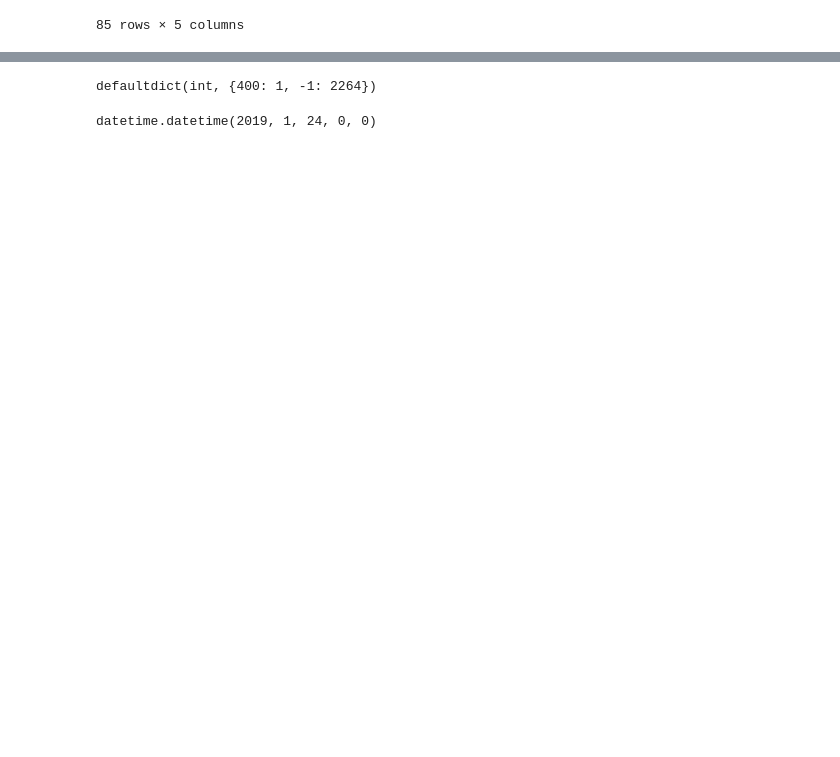
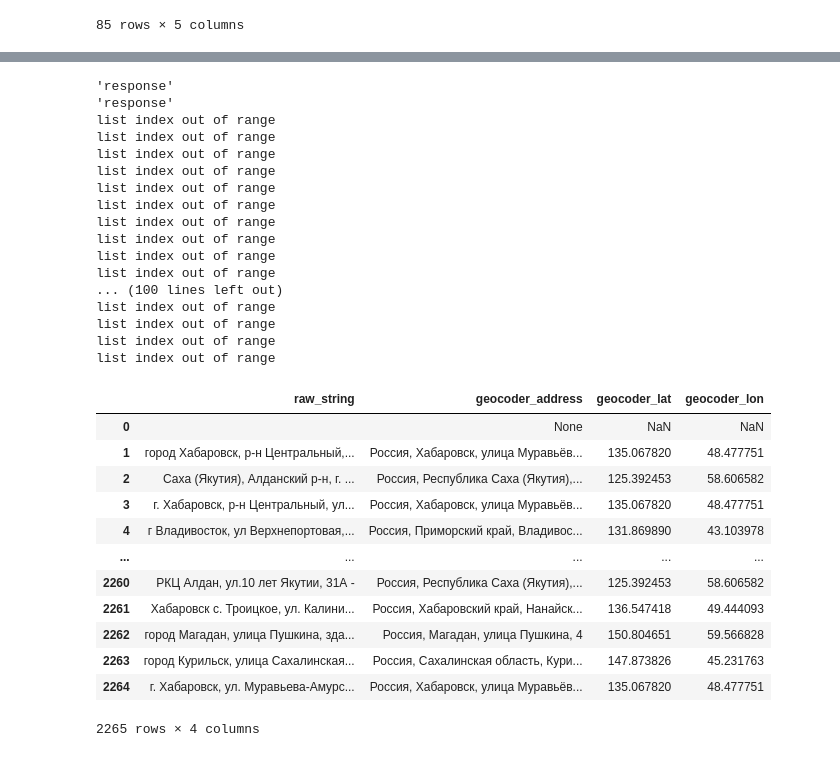
Before and after one commit to obm-hacks/moscow-data-pipeline, a Jupyter notebook: notebooks/ks_tr_kr_research_and_geocoder.ipynb, the cells around one changed output, grey strips where cells are left out. Cells and saved outputs as stored; diff of their text form; code cells hidden in the pictures; blank space fills up the shorter version.

Commit message:
add some doc strings and organize functions

```diff
--- a/notebooks/ks_tr_kr_research_and_geocoder.ipynb
+++ b/notebooks/ks_tr_kr_research_and_geocoder.ipynb
@@ -485,0 +469,5 @@ tr_joined
+# %%
+path = "train_data/KC_TR_KR_clean"
+ks_joined = get_ks_joined(path)
+tr_joined = get_tr_joined(path)
+kr_joined = get_kr_joined(path)
@@ -546,6 +588,8 @@ len(clean_addresses)
 # %%
 def request_to_geocoder(string, api_key="8c1a744e-abae-4b1f-a292-076e70d90d92"):
-    query = f"https://geocode-maps.yandex.ru/1.x?apikey={api_key}&geocode={string}&format=json"
+    lat_1, lon_1 = 41.755060, 100.567964
+    lat_2, lon_2 = 78.300151, -176.346714
+    query = f"https://geocode-maps.yandex.ru/1.x?apikey={api_key}&geocode={string}&format=json&bbox={lon_1},{lat_1}~{lon_2},{lat_2}"
     res = requests.get(query)
     return json.loads(res.content)
 
@@ -570,3 +614,28 @@ def extract_address(json_response):
 def save_dict(path, dictionary):
     with open(path, 'wb') as f:
         pickle.dump(dictionary, f)
+
+def read_dict(path):
+    with open(path, 'rb') as f:
+        return pickle.loads(f.read())
+
+
+def get_appliable_function_and_geocoder_results(geocoder_results_path):
+    geocoder_results = read_dict(geocoder_results_path)
+
+    def get_geocoder_features(row):
+        json_response = geocoder_results[row["raw_string"]]
+        row["geocoder_address"] = extract_address(json_response)
+        lat, lon = extract_lat_lon(json_response)
+        row["geocoder_lat"] = lat
+        row["geocoder_lon"] = lon
+        return row
+
+    return get_geocoder_features, geocoder_results
+
+
+def get_geocoder_results(all_raw_strings):
+    geocoder_results = dict()
+    for raw_string in all_raw_strings:
+        geocoder_results[raw_string] = request_to_geocoder(raw_string)
+    return geocoder_results
@@ -642,9 +645,37 @@ defaultdict(int, {400: 1, -1: 2264})
-# %%
-status_codes
-# %% [output]
-defaultdict(int, {400: 1, -1: 2264})
-# %%
-a = dateparser.parse("Январь 2019", locales=['ru'])
-a
-# %% [output]
-datetime.datetime(2019, 1, 24, 0, 0)
+# %%
+get_geocoder_features, geocoder_results = get_appliable_function_and_geocoder_results("geocoder_results.pkl")
+df = pd.DataFrame()
+df["raw_string"] = geocoder_results.keys()
+df = df.apply(get_geocoder_features, axis=1)
+df
+# %% [output]
+'response'
+'response'
+list index out of range
+list index out of range
+list index out of range
+list index out of range
+list index out of range
+list index out of range
+list index out of range
+list index out of range
+list index out of range
+list index out of range
+... (100 lines left out)
+list index out of range
+list index out of range
+list index out of range
+list index out of range
+|  | raw_string | geocoder_address | geocoder_lat | geocoder_lon |
+| 0 |  | None | NaN | NaN |
+| 1 | город Хабаровск, р-н Центральный,... | Россия, Хабаровск, улица Муравьёв... | 135.067820 | 48.477751 |
+| 2 | Саха (Якутия), Алданский р-н, г. ... | Россия, Республика Саха (Якутия),... | 125.392453 | 58.606582 |
+| 3 | г. Хабаровск, р-н Центральный, ул... | Россия, Хабаровск, улица Муравьёв... | 135.067820 | 48.477751 |
+| 4 | г Владивосток, ул Верхнепортовая,... | Россия, Приморский край, Владивос... | 131.869890 | 43.103978 |
+| ... | ... | ... | ... | ... |
+| 2260 | РКЦ Алдан, ул.10 лет Якутии, 31А - | Россия, Республика Саха (Якутия),... | 125.392453 | 58.606582 |
+| 2261 | Хабаровск с. Троицкое, ул. Калини... | Россия, Хабаровский край, Нанайск... | 136.547418 | 49.444093 |
+| 2262 | город Магадан, улица Пушкина, зда... | Россия, Магадан, улица Пушкина, 4 | 150.804651 | 59.566828 |
+| 2263 | город Курильск, улица Сахалинская... | Россия, Сахалинская область, Кури... | 147.873826 | 45.231763 |
+| 2264 | г. Хабаровск, ул. Муравьева-Амурс... | Россия, Хабаровск, улица Муравьёв... | 135.067820 | 48.477751 |
+2265 rows × 4 columns
```
Also changed, not shown: parts of 42 cells of this notebook.
